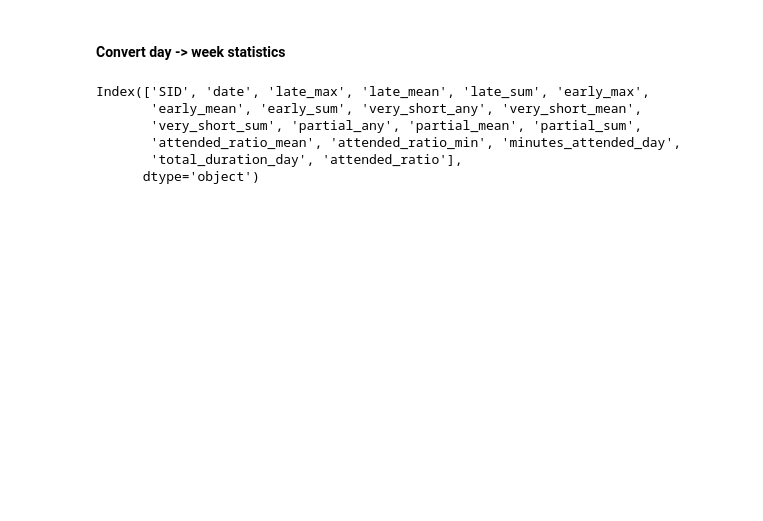
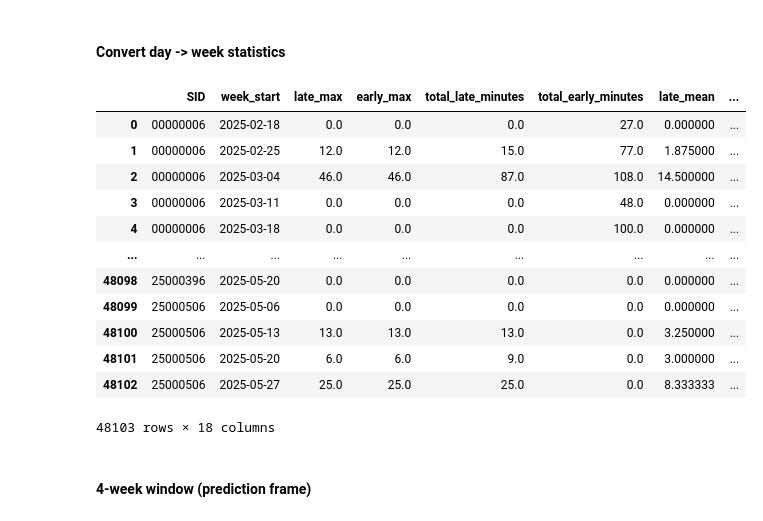
Before and after one commit to tthvan/student-dropout-analysis, a Jupyter notebook: notebooks/weekly_manipulation.ipynb, the cells around one changed output. Drawn from its saved outputs; the diff is of its cells as text; code cells hidden in the pictures; blank space fills up the shorter version.

```diff
--- a/notebooks/weekly_manipulation.ipynb
+++ b/notebooks/weekly_manipulation.ipynb
@@ -74,6 +74,7 @@ ze['minutes_left_early'] = ze['minutes_left_early'].clip(lower=0)
 ze['attended_ratio'] = (ze['student_duration']/ze['duration'])
 ze['very_short_flag'] = (ze['student_duration']<15).astype(int)
 ze['partial_present'] = (ze['attended_ratio'] < 0.75).astype(int)
+ze['is_present'] = (ze['attended_ratio']>0.25).astype(int)
 
 ze.head()
 # %% [output]
@@ -104,7 +105,8 @@ day = (ze.groupby(['SID', 'date'])
            attended_ratio_mean=('attended_ratio', 'mean'), #mean attended rate in that day
            attended_ratio_min=('attended_ratio', 'min'), #lowest attended rate in that day
            minutes_attended_day=('student_duration', 'sum'), #total minutes joined in that day
-           total_duration_day=('duration', 'sum') #total scheduled minutes of classes in that day
+           total_duration_day=('duration', 'sum'), #total scheduled minutes of classes in that day
+           is_present_sum=('is_present', 'sum')
        )).reset_index()
 
 day['attended_ratio'] = day['minutes_attended_day']/day['total_duration_day'].replace(0,np.nan)
@@ -118,25 +120,56 @@ day.head()
 | 4 | 00000006 | 2025-02-27 | 0.0 | 0.0 | 0.0 | 20.0 | 20.0 | 20.0 | 0 | ... |
 # %% [markdown]
 #### Convert day -> week statistics
-# %%
-day.columns
-# %% [output]
-Index(['SID', 'date', 'late_max', 'late_mean', 'late_sum', 'early_max',
-       'early_mean', 'early_sum', 'very_short_any', 'very_short_mean',
-       'very_short_sum', 'partial_any', 'partial_mean', 'partial_sum',
-       'attended_ratio_mean', 'attended_ratio_min', 'minutes_attended_day',
-       'total_duration_day', 'attended_ratio'],
-      dtype='object')
 # %%
 to_week = lambda d:d.to_period("W-MON").start_time
 day['week_start'] = day['date'].map(to_week)
 
-weekly_stats = (day.groupby('SID', 'week_start')
+weekly_stats = (day.groupby(['SID', 'week_start'])
                 .agg(
-                    avg_minutes_late=('minutes_late', 'mean'),
-                    avg_minutes_left_early=('minutes_left_early','mean'),
-                    total_minutes_attended=('minutes_attended_day', 'sum'),
-                    total_planned_minutes=('total_duration_day', 'sum'),
-                    present_sessions=('')
+                    #Alert signs
+                    late_max=('late_max', 'max'),
+                    early_max=('late_max', 'max'),
+                    total_late_minutes=('late_sum', 'sum'),
+                    total_early_minutes=('early_sum', 'sum'),
+
+                    #Trend
+                    late_mean=('late_mean', 'mean'),
+                    early_mean=('early_mean', 'mean'),
+                    attended_ratio_mean=('attended_ratio_mean', 'mean'),
+                    attended_ratio_week=('attended_ratio', 'mean'),
+
+
+                    #Count the very short/partially-attend sessions
+                    very_short_any=('very_short_any', 'max'),
+                    total_very_short=('very_short_sum', 'sum'),
+                    partial_any=('partial_any', 'max'),
+                    total_partial=('partial_sum', 'sum'),
+
+                    #others
+                    days_present_w=('is_present_sum', 'sum'),
+                    days_observed_w=('date', 'nunique'),
+
+                    #general info
+                    total_attended_minutes_w=('minutes_attended_day', 'sum'),
+                    total_planned_minutes_w=('total_duration_day', 'sum')
+
                 )
-                )
+                ).reset_index()
+
+weekly_stats
+# %% [output]
+|  | SID | week_start | late_max | early_max | total_late_minutes | total_early_minutes | late_mean | ... |
+| 0 | 00000006 | 2025-02-18 | 0.0 | 0.0 | 0.0 | 27.0 | 0.000000 | ... |
+| 1 | 00000006 | 2025-02-25 | 12.0 | 12.0 | 15.0 | 77.0 | 1.875000 | ... |
+| 2 | 00000006 | 2025-03-04 | 46.0 | 46.0 | 87.0 | 108.0 | 14.500000 | ... |
+| 3 | 00000006 | 2025-03-11 | 0.0 | 0.0 | 0.0 | 48.0 | 0.000000 | ... |
+| 4 | 00000006 | 2025-03-18 | 0.0 | 0.0 | 0.0 | 100.0 | 0.000000 | ... |
+| ... | ... | ... | ... | ... | ... | ... | ... | ... |
+| 48098 | 25000396 | 2025-05-20 | 0.0 | 0.0 | 0.0 | 0.0 | 0.000000 | ... |
+| 48099 | 25000506 | 2025-05-06 | 0.0 | 0.0 | 0.0 | 0.0 | 0.000000 | ... |
+| 48100 | 25000506 | 2025-05-13 | 13.0 | 13.0 | 13.0 | 0.0 | 3.250000 | ... |
+| 48101 | 25000506 | 2025-05-20 | 6.0 | 6.0 | 9.0 | 0.0 | 3.000000 | ... |
+| 48102 | 25000506 | 2025-05-27 | 25.0 | 25.0 | 25.0 | 0.0 | 8.333333 | ... |
+48103 rows × 18 columns
+# %% [markdown]
+#### 4-week window (prediction frame)
```
Also changed, not shown: parts of 5 cells of this notebook, 1 other file.
